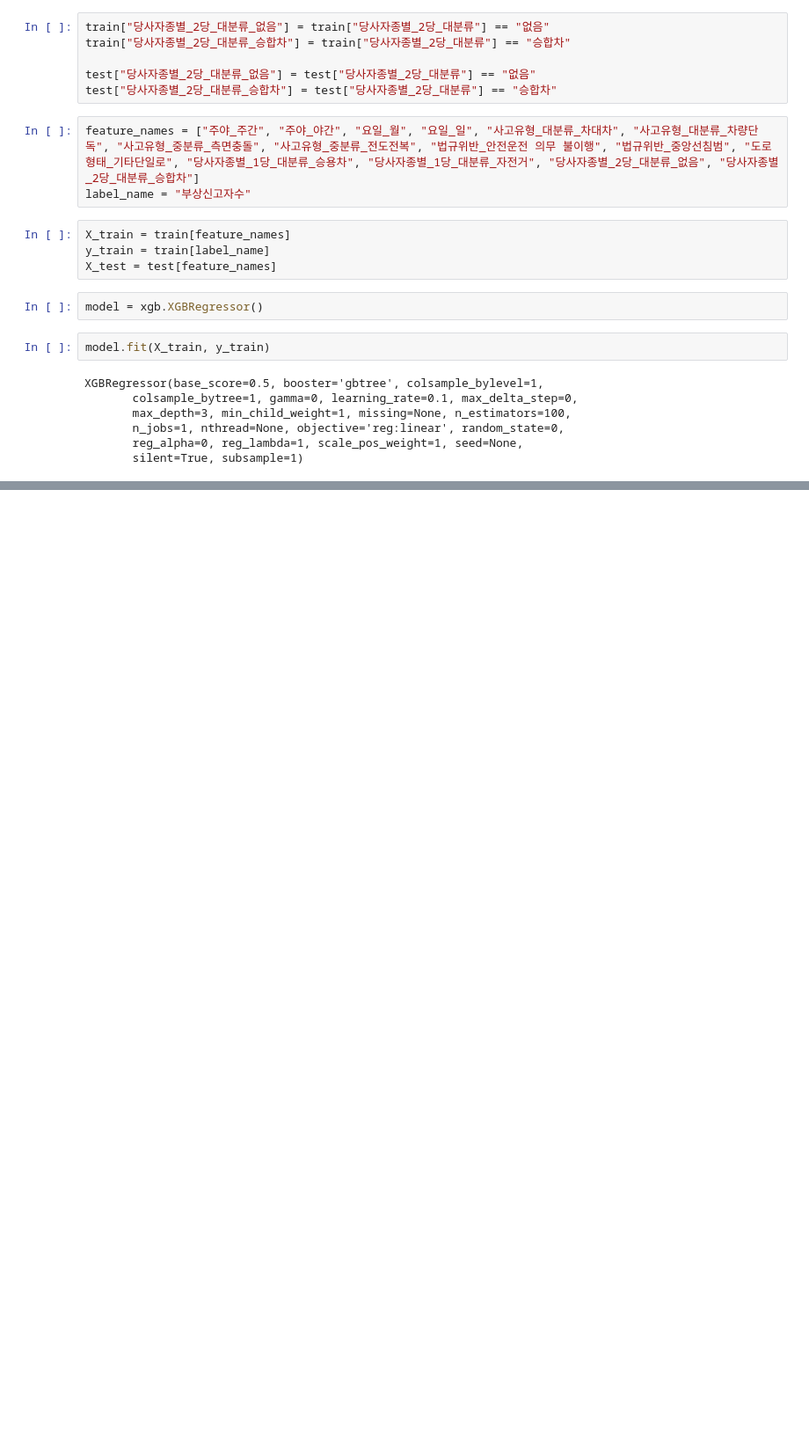
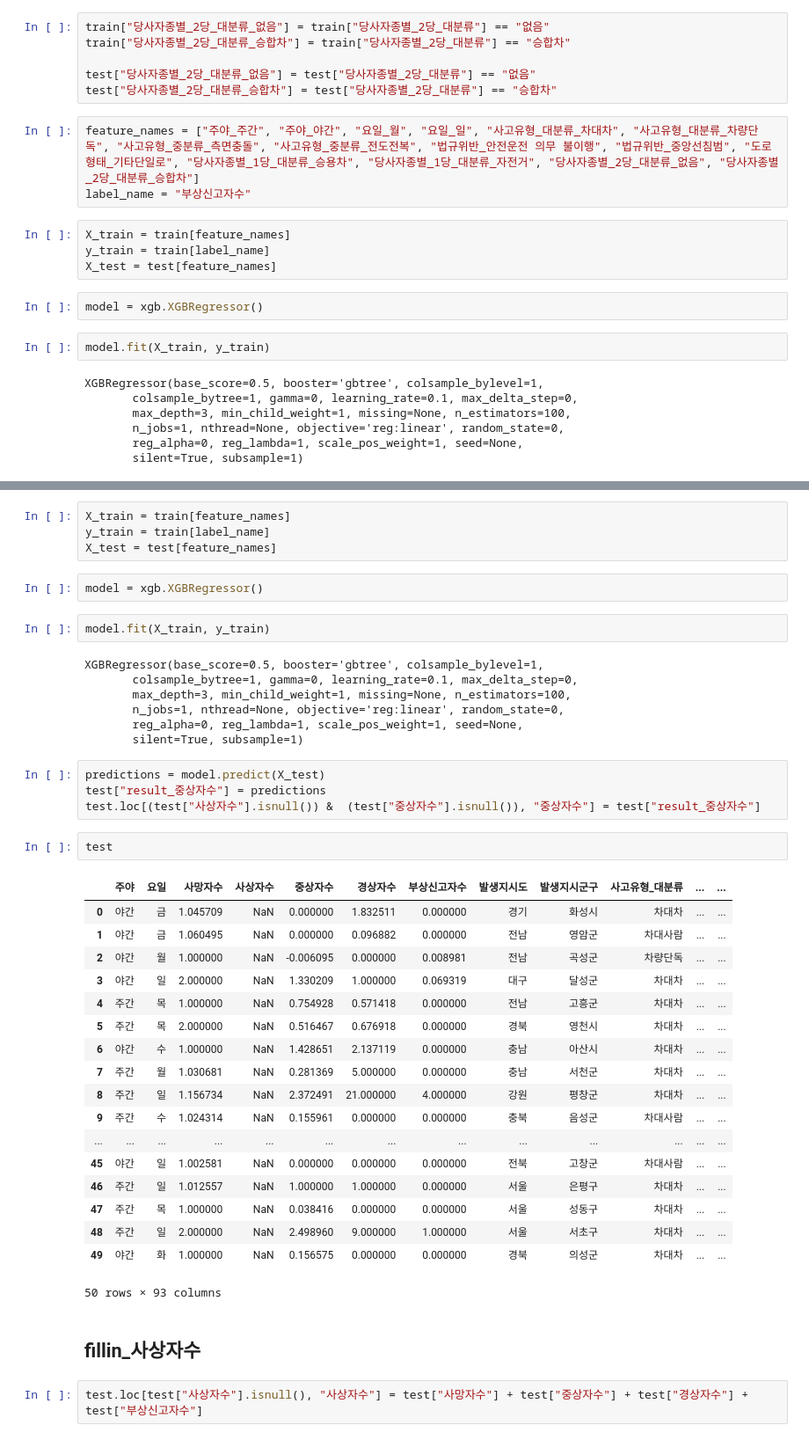
Before and after one commit to willthd/Data-Science, a Jupyter notebook: dataChallenge/dataChellenge.ipynb, the cells around one changed output, grey strips where cells are left out. Shown at 88% size. Cells and saved outputs as stored; diff of their text form; blank space fills up the shorter version.

```diff
--- a/dataChallenge/dataChellenge.ipynb
+++ b/dataChallenge/dataChellenge.ipynb
@@ -1044,0 +1097,44 @@ test.loc[test["부상신고자수"].isnull(), "부상신고자수"] = test["resu
+# %%
+X_train = train[feature_names]
+y_train = train[label_name]
+X_test = test[feature_names]
+# %%
+model = xgb.XGBRegressor()
+# %%
+model.fit(X_train, y_train)
+# %% [output]
+XGBRegressor(base_score=0.5, booster='gbtree', colsample_bylevel=1,
+       colsample_bytree=1, gamma=0, learning_rate=0.1, max_delta_step=0,
+       max_depth=3, min_child_weight=1, missing=None, n_estimators=100,
+       n_jobs=1, nthread=None, objective='reg:linear', random_state=0,
+       reg_alpha=0, reg_lambda=1, scale_pos_weight=1, seed=None,
+       silent=True, subsample=1)
+# %%
+predictions = model.predict(X_test)
+test["result_중상자수"] = predictions
+test.loc[(test["사상자수"].isnull()) &  (test["중상자수"].isnull()), "중상자수"] = test["result_중상자수"]
+# %%
+test
+# %% [output]
+|  | 주야 | 요일 | 사망자수 | 사상자수 | 중상자수 | 경상자수 | 부상신고자수 | 발생지시도 | 발생지시군구 | 사고유형_대분류 | ... | ... |
+| 0 | 야간 | 금 | 1.045709 | NaN | 0.000000 | 1.832511 | 0.000000 | 경기 | 화성시 | 차대차 | ... | ... |
+| 1 | 야간 | 금 | 1.060495 | NaN | 0.000000 | 0.096882 | 0.000000 | 전남 | 영암군 | 차대사람 | ... | ... |
+| 2 | 야간 | 월 | 1.000000 | NaN | -0.006095 | 0.000000 | 0.008981 | 전남 | 곡성군 | 차량단독 | ... | ... |
+| 3 | 야간 | 일 | 2.000000 | NaN | 1.330209 | 1.000000 | 0.069319 | 대구 | 달성군 | 차대차 | ... | ... |
+| 4 | 주간 | 목 | 1.000000 | NaN | 0.754928 | 0.571418 | 0.000000 | 전남 | 고흥군 | 차대차 | ... | ... |
+| 5 | 주간 | 목 | 2.000000 | NaN | 0.516467 | 0.676918 | 0.000000 | 경북 | 영천시 | 차대차 | ... | ... |
+| 6 | 야간 | 수 | 1.000000 | NaN | 1.428651 | 2.137119 | 0.000000 | 충남 | 아산시 | 차대차 | ... | ... |
+| 7 | 주간 | 월 | 1.030681 | NaN | 0.281369 | 5.000000 | 0.000000 | 충남 | 서천군 | 차대차 | ... | ... |
+| 8 | 주간 | 일 | 1.156734 | NaN | 2.372491 | 21.000000 | 4.000000 | 강원 | 평창군 | 차대차 | ... | ... |
+| 9 | 주간 | 수 | 1.024314 | NaN | 0.155961 | 0.000000 | 0.000000 | 충북 | 음성군 | 차대사람 | ... | ... |
+| ... | ... | ... | ... | ... | ... | ... | ... | ... | ... | ... | ... | ... |
+| 45 | 야간 | 일 | 1.002581 | NaN | 0.000000 | 0.000000 | 0.000000 | 전북 | 고창군 | 차대사람 | ... | ... |
+| 46 | 주간 | 일 | 1.012557 | NaN | 1.000000 | 1.000000 | 0.000000 | 서울 | 은평구 | 차대차 | ... | ... |
+| 47 | 주간 | 목 | 1.000000 | NaN | 0.038416 | 0.000000 | 0.000000 | 서울 | 성동구 | 차대차 | ... | ... |
+| 48 | 주간 | 일 | 2.000000 | NaN | 2.498960 | 9.000000 | 1.000000 | 서울 | 서초구 | 차대차 | ... | ... |
+| 49 | 야간 | 화 | 1.000000 | NaN | 0.156575 | 0.000000 | 0.000000 | 경북 | 의성군 | 차대차 | ... | ... |
+50 rows × 93 columns
+# %% [markdown]
+## fillin_사상자수
+# %%
+test.loc[test["사상자수"].isnull(), "사상자수"] = test["사망자수"] + test["중상자수"] + test["경상자수"] + test["부상신고자수"]
```
Also changed, not shown: parts of 56 cells of this notebook.
